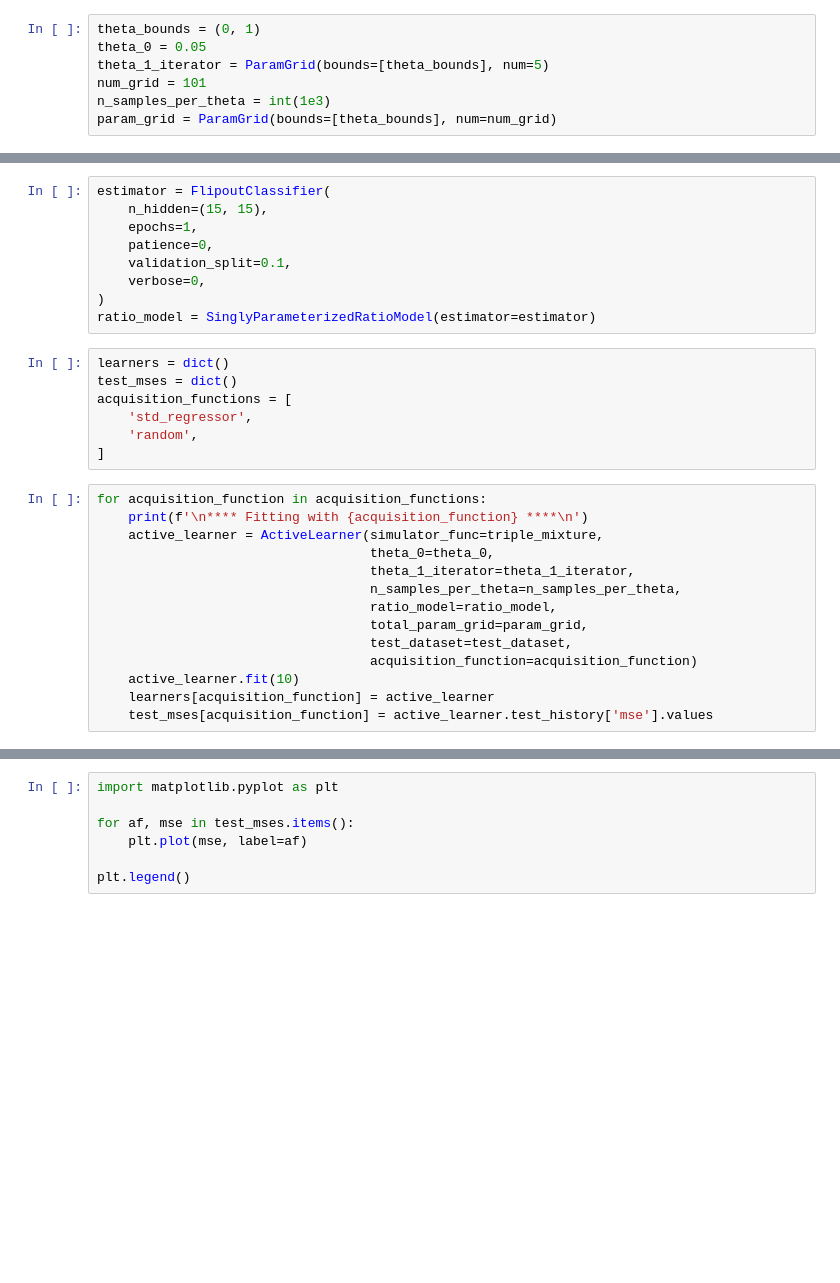
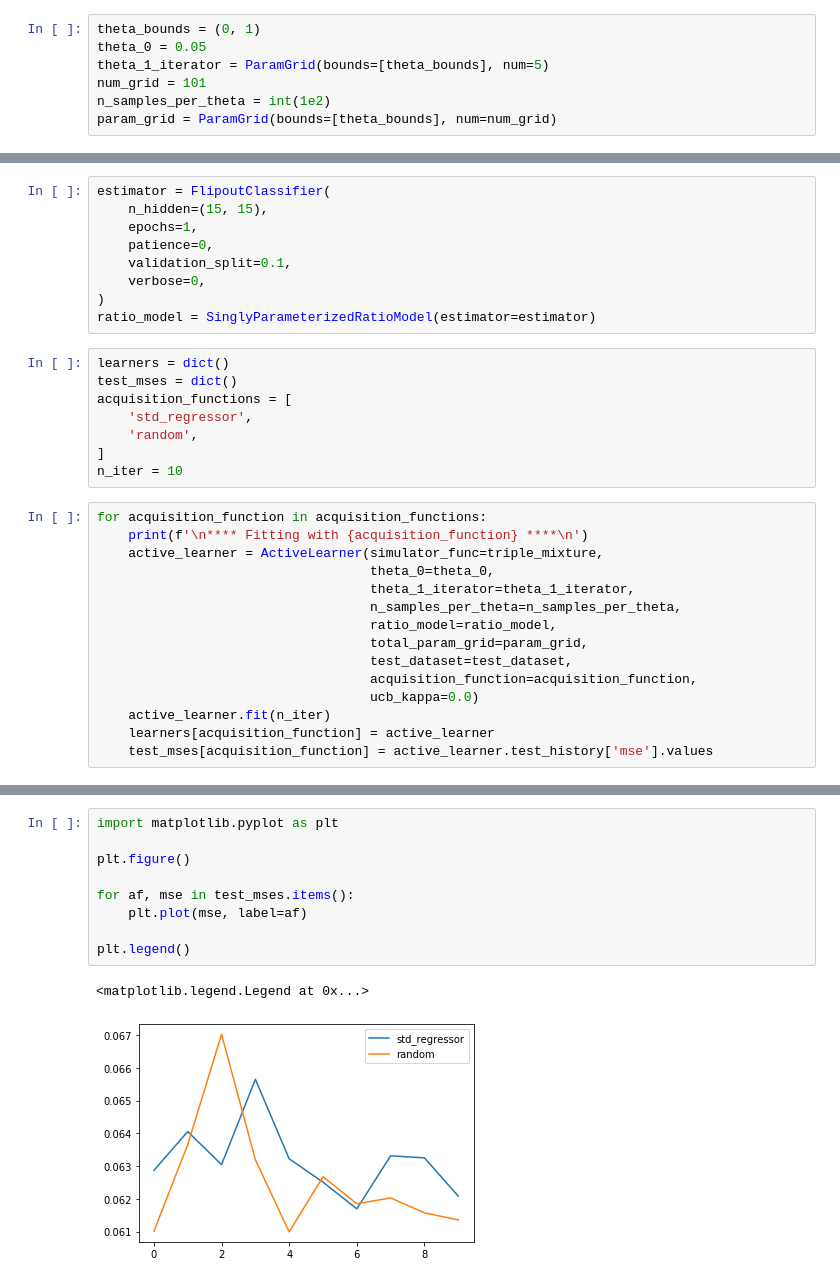
Before and after one commit to cjs220/active_learning_ratio_estimation, a Jupyter notebook: examples/active_learning_mixtures.ipynb, the cells around one changed output, grey strips where cells are left out. Drawn from its saved outputs; the diff is of its cells as text; blank space fills up the shorter version.

```diff
--- a/examples/active_learning_mixtures.ipynb
+++ b/examples/active_learning_mixtures.ipynb
@@ -45,7 +45,7 @@ theta_bounds = (0, 1)
 theta_0 = 0.05
 theta_1_iterator = ParamGrid(bounds=[theta_bounds], num=5)
 num_grid = 101
-n_samples_per_theta = int(1e3)
+n_samples_per_theta = int(1e2)
 param_grid = ParamGrid(bounds=[theta_bounds], num=num_grid)
 # %%
 test_param_points = 10
@@ -73,6 +73,7 @@ acquisition_functions = [
     'std_regressor',
     'random',
 ]
+n_iter = 10
 # %%
 for acquisition_function in acquisition_functions:
     print(f'\n**** Fitting with {acquisition_function} ****\n')
@@ -83,8 +84,9 @@ for acquisition_function in acquisition_functions:
                                    ratio_model=ratio_model,
                                    total_param_grid=param_grid,
                                    test_dataset=test_dataset,
-                                   acquisition_function=acquisition_function)
-    active_learner.fit(10)
+                                   acquisition_function=acquisition_function,
+                                   ucb_kappa=0.0)
+    active_learner.fit(n_iter)
     learners[acquisition_function] = active_learner
     test_mses[acquisition_function] = active_learner.test_history['mse'].values
 # %% [output]
@@ -113,10 +133,15 @@ Please use `layer.add_weight` method instead.
 # %%
 import matplotlib.pyplot as plt
+
+plt.figure()
 
 for af, mse in test_mses.items():
     plt.plot(mse, label=af)
 
 plt.legend()
+# %% [output]
+<matplotlib.legend.Legend at 0x...>
+[figure, added]
 # %%
 from celluloid import Camera
 from IPython.core.display import HTML
```
Also changed, not shown: parts of 3 cells of this notebook, 2 other files.
